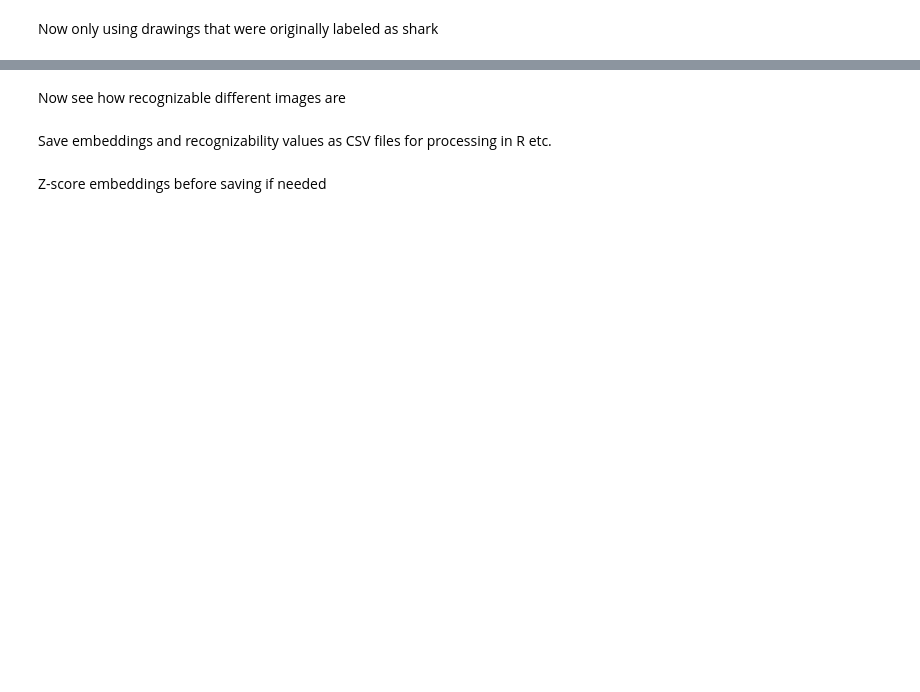
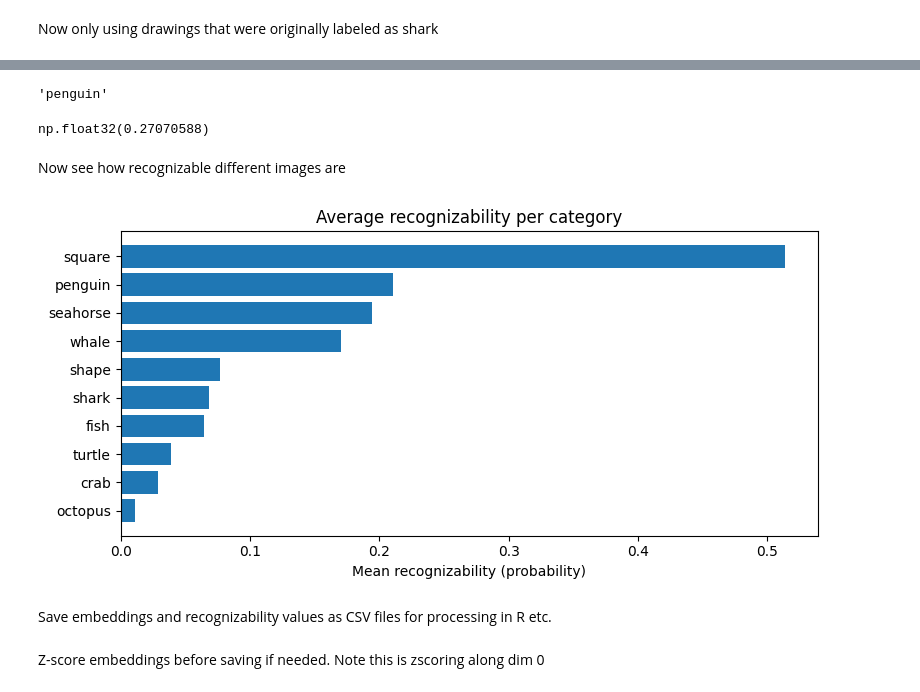
Before and after one commit to vislearnlab/vllpy, a Jupyter notebook: examples/drawings/embedding_analysis.ipynb, the cells around one changed output, grey strips where cells are left out. Saved outputs shown, nothing was run; the diff lists cells and outputs as text; code cells hidden in the pictures; blank space fills up the shorter version.

```diff
--- a/examples/drawings/embedding_analysis.ipynb
+++ b/examples/drawings/embedding_analysis.ipynb
@@ -105,47 +181,54 @@ display_search_results(docs, scores)
 # %%
-a = image_embedding_store.EmbeddingList[120]
+a = image_embedding_store.EmbeddingList[672]
+a.text
+# %% [output]
+'penguin'
 # %%
-from vislearnlabpy.embeddings.similarity_utils import calculate_accuracy
-calculate_accuracy(
+from vislearnlabpy.embeddings.similarity_utils import calculate_probability
+calculate_probability(
         a.embedding,
         text_embedding_store.EmbeddingList,
         a.text
     )
+# %% [output]
+np.float32(0.27070588)
 # %% [markdown]
 Now see how recognizable different images are
 # %%
-from vislearnlabpy.embeddings.similarity_utils import calculate_accuracy
+from vislearnlabpy.embeddings.similarity_utils import calculate_probability
 import pandas as pd
 import matplotlib.pyplot as plt
 from collections import defaultdict
 
 records = []
 for doc in image_embedding_store.EmbeddingList:
-    acc = calculate_accuracy(
+    prob = calculate_probability(
         doc.embedding,
         text_embedding_store.EmbeddingList,
         doc.text
     )
     records.append(
         {
             "category": doc.text,
-            "accuracy": acc,
+            "probability": prob,
             "url": doc.url,          # can calculate age etc. here from ID extracted from URL
         }
     )
 df = pd.DataFrame(records)
 mean_df = (
-    df.groupby("category", as_index=False)["accuracy"]
+    df.groupby("category", as_index=False)["probability"]
       .mean()
-      .query("accuracy > 0")          # keep positives only
-      .sort_values("accuracy")        # ascending for barh order
+      .query("probability > 0")          # keep positives only
+      .sort_values("probability")        # ascending for barh order
 )
 plt.figure(figsize=(8, max(4, len(mean_df) * 0.25)))
-plt.barh(mean_df["category"], mean_df["accuracy"]) # horizontal for readable labels
+plt.barh(mean_df["category"], mean_df["probability"]) # horizontal for readable labels
 plt.xlabel("Mean recognizability (probability)")
 plt.title("Average recognizability per category")
 plt.tight_layout()
 plt.show()
+# %% [output]
+[figure, added]
 # %% [markdown]
 Save embeddings and recognizability values as CSV files for processing in R etc.
 # %%
@@ -153,7 +236,7 @@ text_embedding_store.to_base_csv("sketch_embeddings/text_embeddings/clip_text_em
 image_embedding_store.to_base_csv("sketch_embeddings/image_embeddings/clip_image_embeddings.csv")
 df.to_csv("recognizability.csv")
 # %% [markdown]
-Z-score embeddings before saving if needed
+Z-score embeddings before saving if needed. Note this is zscoring along dim 0
 # %%
 image_embedding_store.EmbeddingList.normalized_embedding = zscore_embeddings(np.stack(image_embedding_store.EmbeddingList.embedding))
 # image_embedding_store.EmbeddingList.embedding = image_embedding_store.EmbeddingList.normalized_embedding
```
Also changed, not shown: parts of 26 cells of this notebook, 9 other files.
